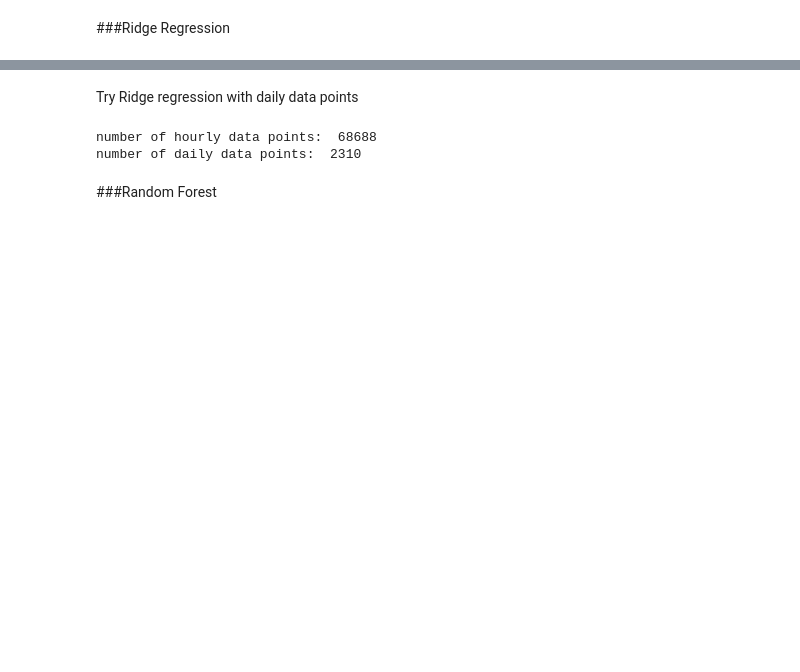
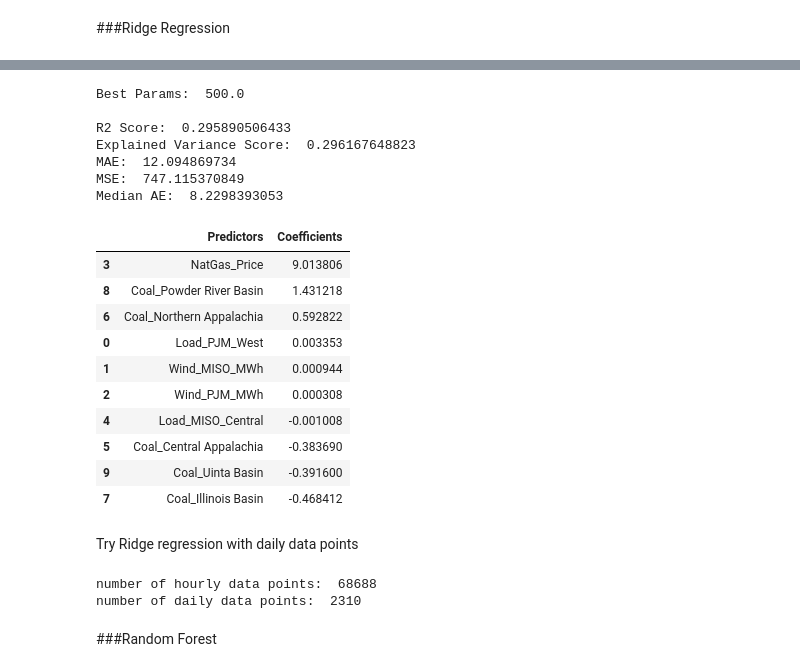
Before and after one commit to dannychua/Electricity-Price-Predictor, a Jupyter notebook: Process Book.ipynb, the cells around one changed output, grey strips where cells are left out. Drawn from its saved outputs; the diff is of its cells as text; code cells hidden in the pictures; blank space fills up the shorter version.

```diff
--- a/Process Book.ipynb
+++ b/Process Book.ipynb
@@ -367,6 +418,7 @@ OLS Regression Results
 # Hourly
 d = '2009-07-06 00:00:00'
 lmp1df = fulldf.ix[d:]
-lmp1df = lmp1df[['Clinton_LMP','NatGas_Price', 'Wind_MISO_MWh','Wind_PJM_MWh','Load_PJM_West','Load_MISO_Central']]
+lst = list(fulldf.iloc[:,5:16])
+lmp1df = lmp1df[lst]
 lmp1df.head(2)
 # %% [output]
@@ -376,32 +428,51 @@ lmp1df.head(2)
 # %%
 from sklearn.cross_validation import train_test_split
 from sklearn import metrics
 from sklearn import linear_model
 
 
 # Split into training/testing sets
-X_train, X_test, y_train, y_test = train_test_split(lmp1df.drop('lmp_601', axis=1), lmp1df['lmp_601'],
+X_train, X_test, y_train, y_test = train_test_split(lmp1df.drop('Clinton_LMP', axis=1), lmp1df['Clinton_LMP'],
                                                     test_size=0.2, random_state=0)
 
 # Gridsearch + Fit
 ridge = linear_model.RidgeCV(alphas=[1e-3, 1e-2, 1e-1, 1e0, 1e1, 5e1, 9e1, 1e2, 2e2, 5e2, 1e3], cv=5)
 fit = ridge.fit(X_train, y_train)
 
 
 # Metrics
 print 'Best Params: ', fit.alpha_
 print
 preds = ridge.predict(X_test)
 print 'R2 Score: ', metrics.r2_score(y_test.values, preds)
 print 'Explained Variance Score: ', metrics.explained_variance_score(y_test.values, preds)
 print 'MAE: ', metrics.mean_absolute_error(y_test.values, preds)
 print 'MSE: ', metrics.mean_squared_error(y_test.values, preds)
 print 'Median AE: ', metrics.median_absolute_error(y_test.values, preds)
 print
 
 # Regression Coefficients
 lcols = X_train.columns
 pd.DataFrame(zip(lcols, fit.coef_), columns=['Predictors', 'Coefficients']).sort('Coefficients', ascending=False)
+# %% [output]
+Best Params:  500.0
+
+R2 Score:  0.295890506433
+Explained Variance Score:  0.296167648823
+MAE:  12.094869734
+MSE:  747.115370849
+Median AE:  8.2298393053
+|  | Predictors | Coefficients |
+| 3 | NatGas_Price | 9.013806 |
+| 8 | Coal_Powder River Basin | 1.431218 |
+| 6 | Coal_Northern Appalachia | 0.592822 |
+| 0 | Load_PJM_West | 0.003353 |
+| 1 | Wind_MISO_MWh | 0.000944 |
+| 2 | Wind_PJM_MWh | 0.000308 |
+| 4 | Load_MISO_Central | -0.001008 |
+| 5 | Coal_Central Appalachia | -0.383690 |
+| 9 | Coal_Uinta Basin | -0.391600 |
+| 7 | Coal_Illinois Basin | -0.468412 |
 # %% [markdown]
 Try Ridge regression with daily data points
 # %%
```
Also changed, not shown: parts of 13 cells of this notebook.
